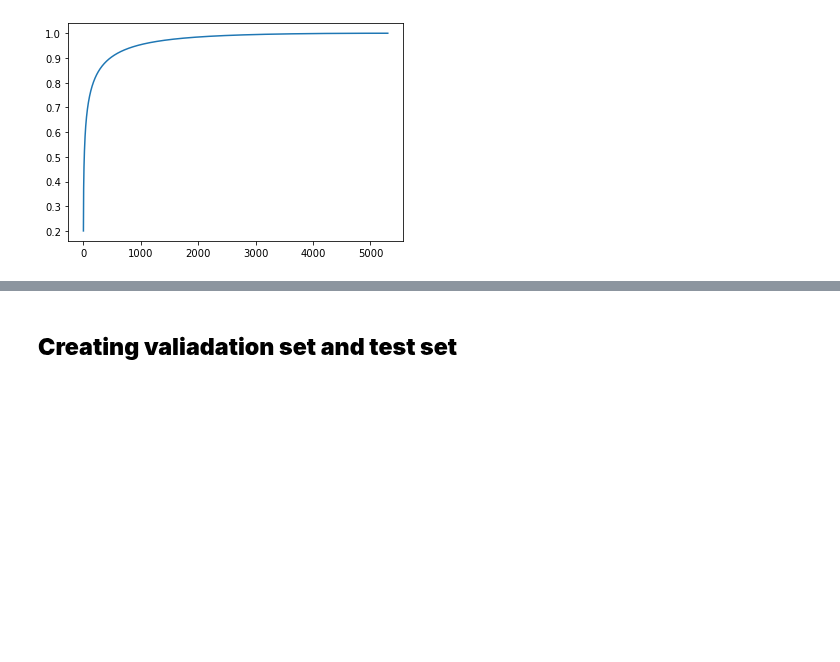
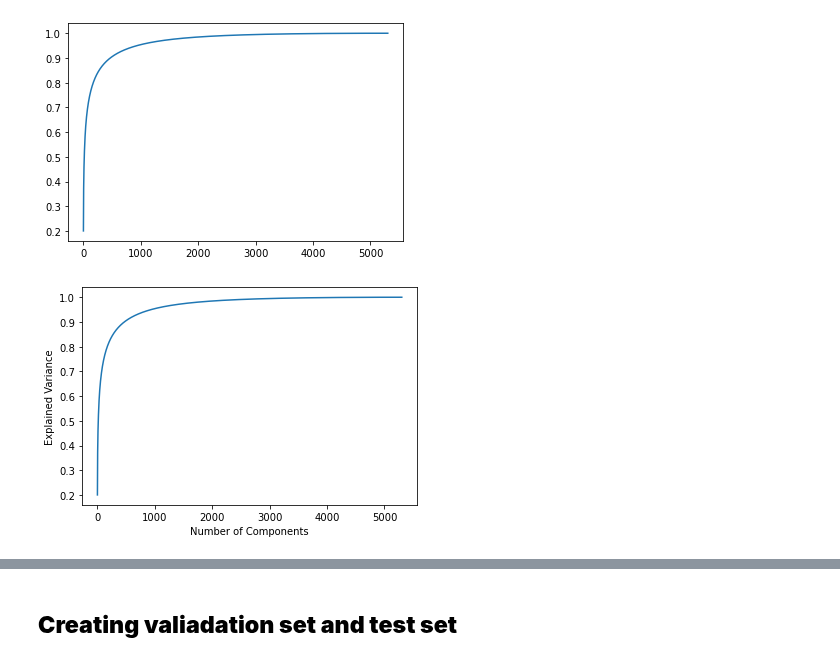
Before and after one commit to FgSurewin/Brain_Tumor_Project, a Jupyter notebook: notebooks/Niloufar_BlancedData_Augmentation.ipynb, the cells around one changed output, grey strips where cells are left out. Cells and saved outputs as stored; diff of their text form; code cells hidden in the pictures; blank space fills up the shorter version.

Commit message:
Updated some of the codes and added figures to the folder

```diff
--- a/notebooks/Niloufar_BlancedData_Augmentation.ipynb
+++ b/notebooks/Niloufar_BlancedData_Augmentation.ipynb
@@ -178,6 +182,13 @@ plt.plot(np.arange(len(explianed_var)),explianed_var.cumsum())
 # %% [output]
 [<matplotlib.lines.Line2D at 0x...>]
 [figure]
+# %%
+plt.plot(np.arange(len(explianed_var)),explianed_var.cumsum())
+plt.xlabel('Number of Components')
+plt.ylabel('Explained Variance')
+plt.show()
+# %% [output]
+[figure, added]
 # %%
 pca_model2 = decomposition.PCA(n_components=0.9)
 pca_model2.fit(image_df)
```
Also changed, not shown: parts of 4 cells of this notebook, 9 other files.
